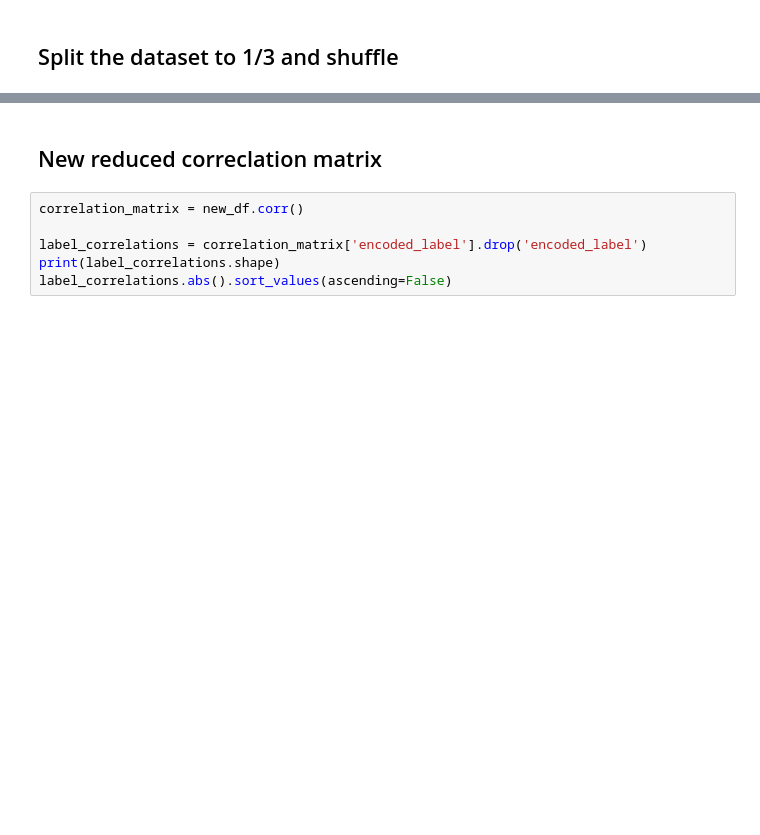
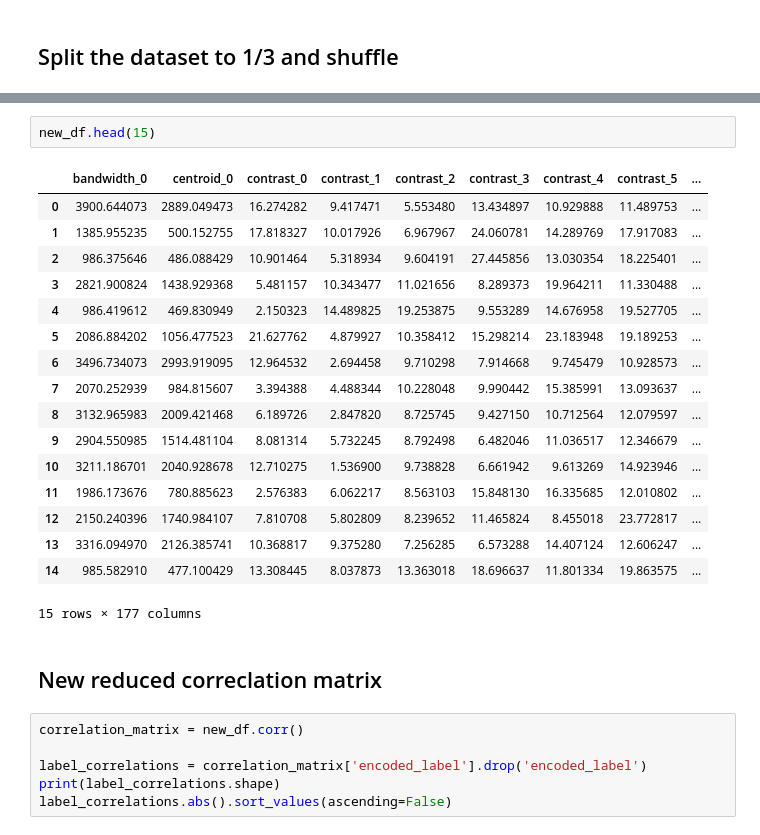
Before and after one commit to qtakmalay/JupyterProjects, a Jupyter notebook: ML and PC/Task3.ipynb, the cells around one changed output, grey strips where cells are left out. Cells and saved outputs as stored; diff of their text form; blank space fills up the shorter version.

```diff
--- a/ML and PC/Task3.ipynb
+++ b/ML and PC/Task3.ipynb
@@ -124,3 +175,23 @@ print(new_df.head())
+# %%
+new_df.head(15)
+# %% [output]
+|  | bandwidth_0 | centroid_0 | contrast_0 | contrast_1 | contrast_2 | contrast_3 | contrast_4 | contrast_5 | ... |
+| 0 | 3900.644073 | 2889.049473 | 16.274282 | 9.417471 | 5.553480 | 13.434897 | 10.929888 | 11.489753 | ... |
+| 1 | 1385.955235 | 500.152755 | 17.818327 | 10.017926 | 6.967967 | 24.060781 | 14.289769 | 17.917083 | ... |
+| 2 | 986.375646 | 486.088429 | 10.901464 | 5.318934 | 9.604191 | 27.445856 | 13.030354 | 18.225401 | ... |
+| 3 | 2821.900824 | 1438.929368 | 5.481157 | 10.343477 | 11.021656 | 8.289373 | 19.964211 | 11.330488 | ... |
+| 4 | 986.419612 | 469.830949 | 2.150323 | 14.489825 | 19.253875 | 9.553289 | 14.676958 | 19.527705 | ... |
+| 5 | 2086.884202 | 1056.477523 | 21.627762 | 4.879927 | 10.358412 | 15.298214 | 23.183948 | 19.189253 | ... |
+| 6 | 3496.734073 | 2993.919095 | 12.964532 | 2.694458 | 9.710298 | 7.914668 | 9.745479 | 10.928573 | ... |
+| 7 | 2070.252939 | 984.815607 | 3.394388 | 4.488344 | 10.228048 | 9.990442 | 15.385991 | 13.093637 | ... |
+| 8 | 3132.965983 | 2009.421468 | 6.189726 | 2.847820 | 8.725745 | 9.427150 | 10.712564 | 12.079597 | ... |
+| 9 | 2904.550985 | 1514.481104 | 8.081314 | 5.732245 | 8.792498 | 6.482046 | 11.036517 | 12.346679 | ... |
+| 10 | 3211.186701 | 2040.928678 | 12.710275 | 1.536900 | 9.738828 | 6.661942 | 9.613269 | 14.923946 | ... |
+| 11 | 1986.173676 | 780.885623 | 2.576383 | 6.062217 | 8.563103 | 15.848130 | 16.335685 | 12.010802 | ... |
+| 12 | 2150.240396 | 1740.984107 | 7.810708 | 5.802809 | 8.239652 | 11.465824 | 8.455018 | 23.772817 | ... |
+| 13 | 3316.094970 | 2126.385741 | 10.368817 | 9.375280 | 7.256285 | 6.573288 | 14.407124 | 12.606247 | ... |
+| 14 | 985.582910 | 477.100429 | 13.308445 | 8.037873 | 13.363018 | 18.696637 | 11.801334 | 19.863575 | ... |
+15 rows × 177 columns
 # %% [markdown]
 ## New reduced correclation matrix
 # %%
```
Also changed, not shown: parts of 12 cells of this notebook.
